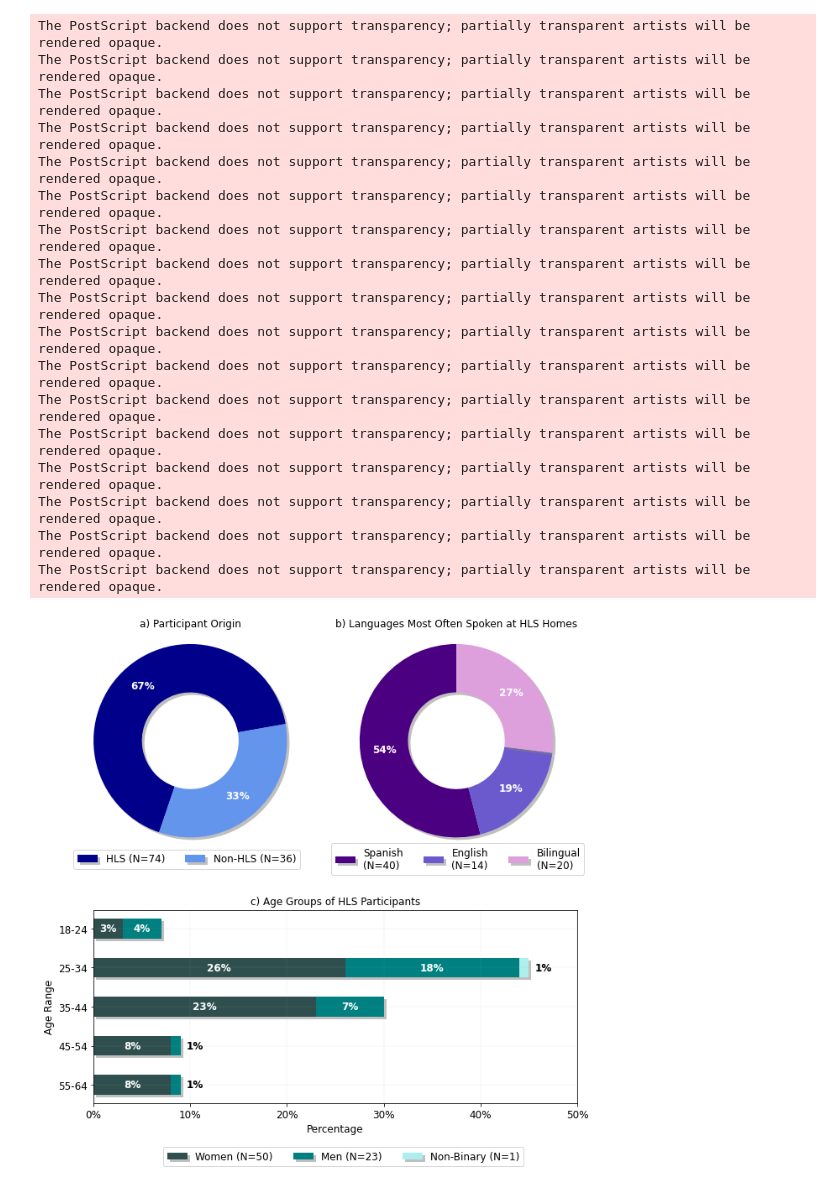
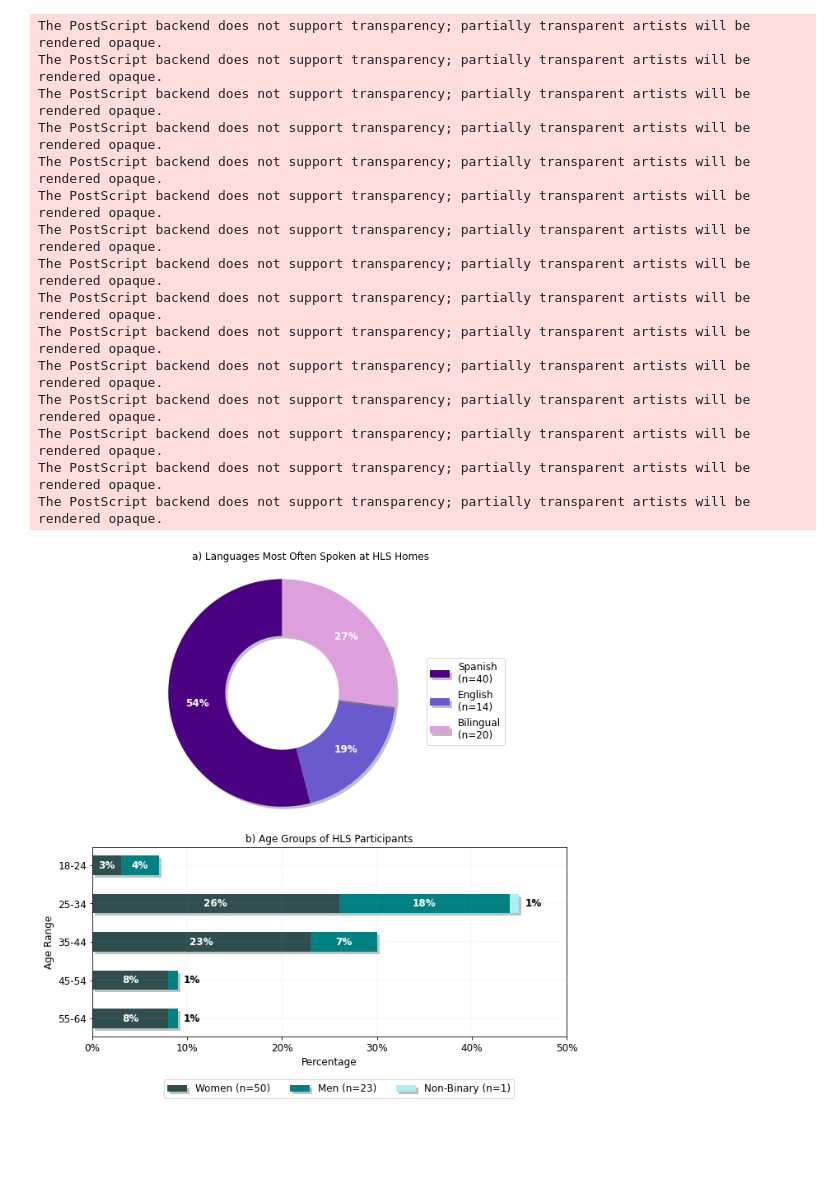
Before and after one commit to mariajmolina/videolatinx, a Jupyter notebook: Morales_JGE_figure3.ipynb, the cells around one changed output. Drawn from its saved outputs; the diff is of its cells as text; code cells hidden in the pictures; blank space fills up the shorter version.

```diff
--- a/Morales_JGE_figure3.ipynb
+++ b/Morales_JGE_figure3.ipynb
@@ -72,40 +72,12 @@ fig = plt.figure(figsize=(8.,8.))
 
 #-----------------------%
 
-ax1 = fig.add_axes([-0.05, 0.5, 0.5, 0.5])
-
-explode = (0, 0.1)
-colors = ['darkblue', 'cornflowerblue']
-
-ax1.set_title('a) Participant Origin',
-              fontsize=12, y=0.95)
-
-thepie1 = ax1.pie(
-        [HLS_Origin, NonHLS_Origin],
-        autopct='%1.f%%', shadow=False,
-        wedgeprops=dict(width=0.5), pctdistance=0.75,
-        startangle=10, colors=colors,
-        textprops={'color':"w", 'weight':'bold', 'fontsize':12})
-
-for patch in thepie1[0]:
-    patch.set_path_effects([
-        path_effects.SimplePatchShadow(offset=(3, -3), alpha=0.5,
-                                       shadow_rgbFace='grey'),
-        path_effects.Normal()])
-
-ax1.legend([thepie1[0][0], thepie1[0][1]],
-           ['HLS (N=74)', 'Non-HLS (N=36)'],
-           bbox_to_anchor=(0.975, -0.05), ncol=2,
-           loc='lower right', fontsize=12)
-
-#-----------------------%
-
-ax2 = fig.add_axes([0.5, 0.5, 0.5, 0.5])
+ax2 = fig.add_axes([0.1, 0.425, 0.6, 0.6])
 
 colors = ['indigo', 'slateblue', 'plum',]
 
-ax2.set_title('b) Languages Most Often Spoken at HLS Homes',
-              fontsize=12, y=0.95)
+ax2.set_title('a) Languages Most Often Spoken at HLS Homes',
+              fontsize=12, x=0.6, y=0.95)
 
 thepie2 = ax2.pie(
         [HLS_spanish, HLS_english, HLS_bilingual],
@@ -120,8 +92,8 @@ for patch in thepie2[0]:
         path_effects.Normal()])
 
 ax2.legend([thepie2[0][0], thepie2[0][1], thepie2[0][2]],
-           ['Spanish\n(N=40)', 'English\n(N=14)', 'Bilingual\n(N=20)'],
-           bbox_to_anchor=(1.05, -0.075), ncol=3,
+           ['Spanish\n(n=40)', 'English\n(n=14)', 'Bilingual\n(n=20)'],
+           bbox_to_anchor=(1.3, 0.3), ncol=1,
            loc='lower right', fontsize=12)
 
 #-----------------------%
@@ -189,13 +161,11 @@ for patch in ln3:
         path_effects.Normal()])
 
 ax3.legend([ln1, ln2, ln3],
-           ['Women (N=50)', 'Men (N=23)', 'Non-Binary (N=1)'],
+           ['Women (n=50)', 'Men (n=23)', 'Non-Binary (n=1)'],
            bbox_to_anchor=(0.9, -0.35), ncol=3,
            loc='lower right', fontsize=12)
 
-#-----------------------%
-
-ax3.set_title('c) Age Groups of HLS Participants', fontsize=12)
+ax3.set_title('b) Age Groups of HLS Participants', fontsize=12)
 
 ax3.annotate(str(int(women_18_24*100))+'%', xy=(women_18_24-(women_18_24 / 2), 0.0),
              ha='center', va='center',
@@ -254,33 +224,31 @@ ax3.set_yticks([0,1,2,3,4])
 ax3.set_yticklabels(['18-24','25-34','35-44','45-54','55-64'], fontsize=12)
 ax3.set_ylabel('Age Range', fontsize=12)
 
 ax3.set_xticks([0.0,0.1,0.2,0.3,0.4,0.5])
 ax3.set_xticklabels(['0%','10%','20%','30%','40%','50%'], fontsize=12)
 ax3.set_xlabel('Percentage', fontsize=12)
 
 #-----------------------%
 
 plt.savefig(f"morales_jge_fig3.png", bbox_inches='tight', dpi=500)
 plt.savefig(f"morales_jge_fig3.eps", bbox_inches='tight')
 plt.show()
 
 #-----------------------%
 # %% [output]
 The PostScript backend does not support transparency; partially transparent artists will be rendered opaque.
 The PostScript backend does not support transparency; partially transparent artists will be rendered opaque.
 The PostScript backend does not support transparency; partially transparent artists will be rendered opaque.
 The PostScript backend does not support transparency; partially transparent artists will be rendered opaque.
 The PostScript backend does not support transparency; partially transparent artists will be rendered opaque.
 The PostScript backend does not support transparency; partially transparent artists will be rendered opaque.
 The PostScript backend does not support transparency; partially transparent artists will be rendered opaque.
 The PostScript backend does not support transparency; partially transparent artists will be rendered opaque.
 The PostScript backend does not support transparency; partially transparent artists will be rendered opaque.
 The PostScript backend does not support transparency; partially transparent artists will be rendered opaque.
 The PostScript backend does not support transparency; partially transparent artists will be rendered opaque.
 The PostScript backend does not support transparency; partially transparent artists will be rendered opaque.
 The PostScript backend does not support transparency; partially transparent artists will be rendered opaque.
 The PostScript backend does not support transparency; partially transparent artists will be rendered opaque.
 The PostScript backend does not support transparency; partially transparent artists will be rendered opaque.
-The PostScript backend does not support transparency; partially transparent artists will be rendered opaque.
-The PostScript backend does not support transparency; partially transparent artists will be rendered opaque.
-[figure, old version]
+[figure, new version]
```
Also changed, not shown: 1 other file.
